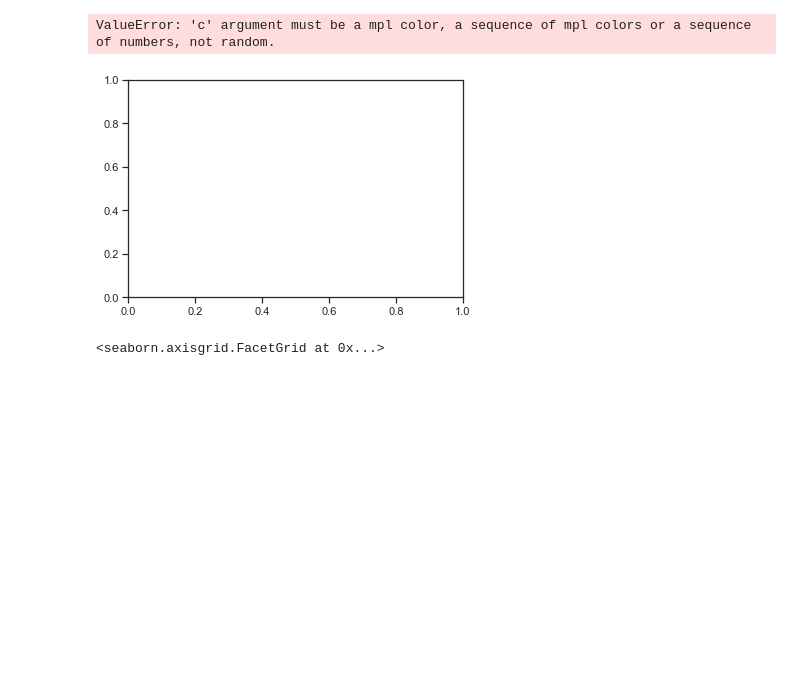
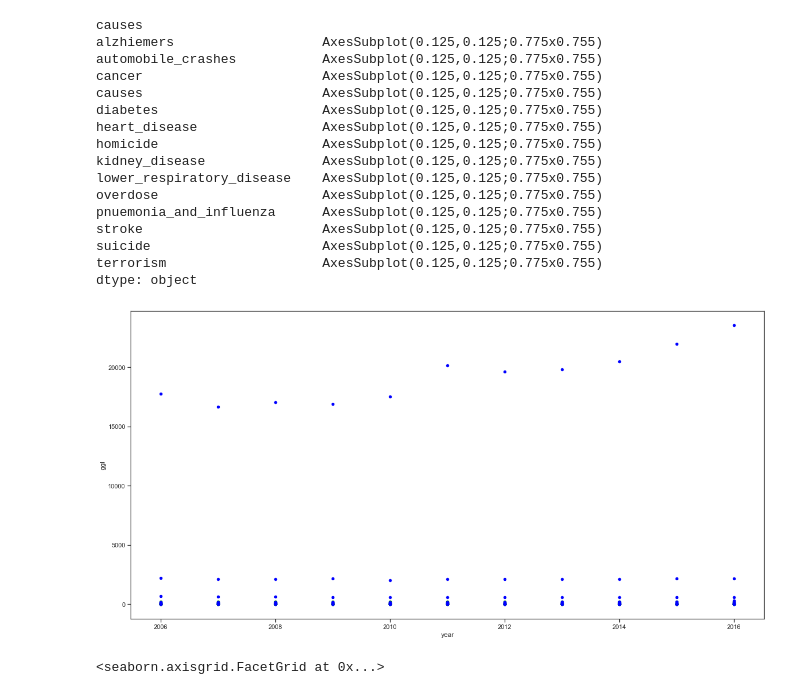
Before and after one commit to CalebChronowski/Data-Bootcamp-Project-1-Group-C, a Jupyter notebook: CDC Workflow/Daniel.ipynb, the cells around one changed output. Drawn from its saved outputs; the diff is of its cells as text; code cells hidden in the pictures; blank space fills up the shorter version.

```diff
--- a/CDC Workflow/Daniel.ipynb
+++ b/CDC Workflow/Daniel.ipynb
@@ -143,10 +227,26 @@ cdc_df.plot(kind='scatter',y='2006',x='2016',  color='blue', ax=ax, )
 plt.show()
 # %%
 fig, ax = plt.subplots()
-csv_df.groupby('causes').plot(kind='scatter',x='year',y='cdc', ax=ax, c='random', legend=False)
+csv_df.groupby('causes').plot(kind='scatter',x='year',y='cdc', color='green', ax=ax, legend=True, figsize=(20,10))
+csv_df.groupby('causes').plot(kind='scatter',x='year',y='ggl', color='blue', ax=ax, legend=True, figsize=(20,10))
 # %% [output]
-ValueError: 'c' argument must be a mpl color, a sequence of mpl colors or a sequence of numbers, not random.
+causes
+alzhiemers                   AxesSubplot(0.125,0.125;0.775x0.755)
+automobile_crashes           AxesSubplot(0.125,0.125;0.775x0.755)
+cancer                       AxesSubplot(0.125,0.125;0.775x0.755)
+causes                       AxesSubplot(0.125,0.125;0.775x0.755)
+diabetes                     AxesSubplot(0.125,0.125;0.775x0.755)
+heart_disease                AxesSubplot(0.125,0.125;0.775x0.755)
+homicide                     AxesSubplot(0.125,0.125;0.775x0.755)
+kidney_disease               AxesSubplot(0.125,0.125;0.775x0.755)
+lower_respiratory_disease    AxesSubplot(0.125,0.125;0.775x0.755)
+overdose                     AxesSubplot(0.125,0.125;0.775x0.755)
+pnuemonia_and_influenza      AxesSubplot(0.125,0.125;0.775x0.755)
+stroke                       AxesSubplot(0.125,0.125;0.775x0.755)
+suicide                      AxesSubplot(0.125,0.125;0.775x0.755)
+terrorism                    AxesSubplot(0.125,0.125;0.775x0.755)
+dtype: object
-[figure, old version]
+[figure, new version]
 # %%
 seaborn.set(style='ticks')
 fg = seaborn.FacetGrid(data=csv_df, hue='causes', hue_order='causes', aspect=1.61)
```
Also changed, not shown: parts of 10 cells of this notebook, 11 other files.
